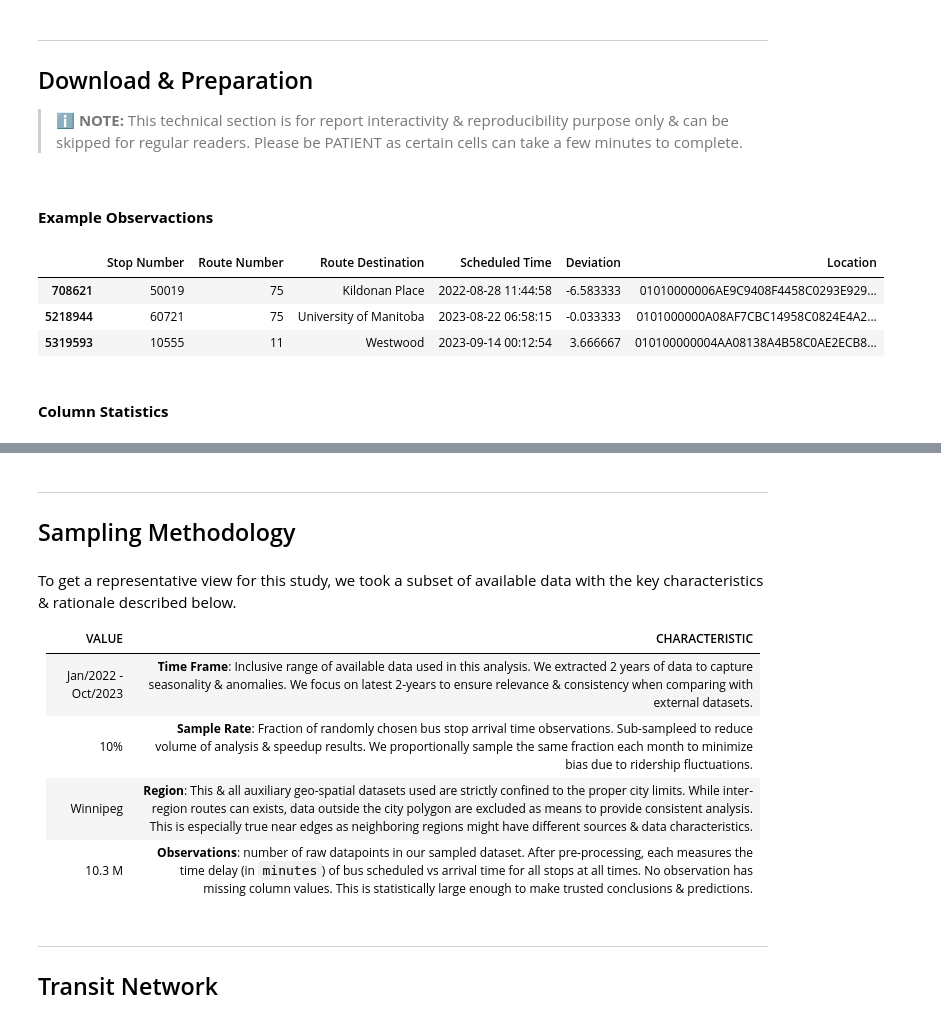
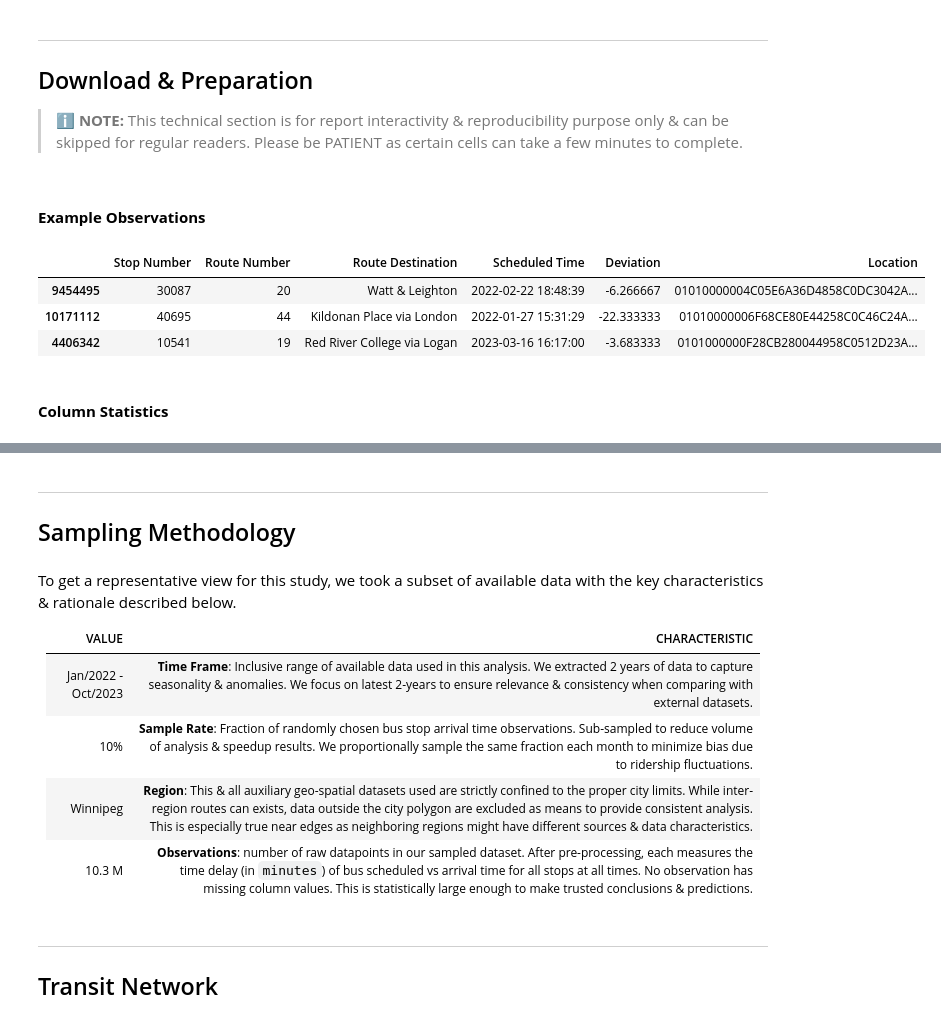
Before and after one commit to eangius/Transit, a Jupyter notebook: notebooks/part1_insights.ipynb, the cells around one changed output, grey strips where cells are left out. Drawn from its saved outputs; the diff is of its cells as text; code cells hidden in the pictures.

```diff
--- a/notebooks/part1_insights.ipynb
+++ b/notebooks/part1_insights.ipynb
@@ -46,17 +46,17 @@ df['Scheduled Time'] = pd.to_datetime(df['Scheduled Time'], format='ISO8601')
 df['Location'] = df['Location'].apply(lambda txt: wkt.loads(txt).wkb_hex).astype('category')
 # %%
 # show some of the data.
-display(Markdown("<br>**Example Observactions**"))
+display(Markdown("<br>**Example Observations**"))
 df.sample(n=3)
 
 display(Markdown("<br>**Column Statistics**"))
 df.describe(include='all')
 # %% [output]
-<br>**Example Observactions**
+<br>**Example Observations**
 |  | Stop Number | Route Number | Route Destination | Scheduled Time | Deviation | Location |
-| 708621 | 50019 | 75 | Kildonan Place | 2022-08-28 11:44:58 | -6.583333 | 01010000006AE9C9408F4458C0293E929... |
-| 5218944 | 60721 | 75 | University of Manitoba | 2023-08-22 06:58:15 | -0.033333 | 0101000000A08AF7CBC14958C0824E4A2... |
-| 5319593 | 10555 | 11 | Westwood | 2023-09-14 00:12:54 | 3.666667 | 010100000004AA08138A4B58C0AE2ECB8... |
+| 9454495 | 30087 | 20 | Watt & Leighton | 2022-02-22 18:48:39 | -6.266667 | 01010000004C05E6A36D4858C0DC3042A... |
+| 10171112 | 40695 | 44 | Kildonan Place via London | 2022-01-27 15:31:29 | -22.333333 | 01010000006F68CE80E44258C0C46C24A... |
+| 4406342 | 10541 | 19 | Red River College via Logan | 2023-03-16 16:17:00 | -3.683333 | 0101000000F28CB280044958C0512D23A... |
 <br>**Column Statistics**
 |  | Stop Number | Route Number | Route Destination | Scheduled Time | Deviation | Location |
 | count | 10252282.0 | 10252282 | 10252282 | 10252282 | 1.025228e+07 | 10252282 |
@@ -79,7 +79,7 @@ To get a representative view for this study, we took a subset of available data
 |VALUE|CHARACTERISTIC|
 |:----|:----|
 |Jan/2022 - Oct/2023| **Time Frame**: Inclusive range of available data used in this analysis. We extracted 2 years of data to capture seasonality & anomalies. We focus on latest 2-years  to ensure relevance & consistency when comparing with external datasets. |
-|10%| **Sample Rate**: Fraction of randomly chosen bus stop arrival time observations. Sub-sampleed to reduce volume of analysis & speedup results. We proportionally sample the same fraction each month to minimize bias due to ridership fluctuations.
+|10%| **Sample Rate**: Fraction of randomly chosen bus stop arrival time observations. Sub-sampled to reduce volume of analysis & speedup results. We proportionally sample the same fraction each month to minimize bias due to ridership fluctuations.
 |Winnipeg| **Region**: This & all auxiliary geo-spatial datasets used are strictly confined to the proper city limits. While inter-region routes can exists, data outside the city polygon are excluded as means to provide consistent analysis. This is especially true near edges as neighboring regions might have different sources & data characteristics. |
 |10.3 M| **Observations**: number of raw datapoints in our sampled dataset. After pre-processing, each measures the time delay (in `minutes`) of bus scheduled vs arrival time for all stops at all times. No observation has missing column values. This is statistically large enough to make trusted conclusions & predictions. |
 # %% [markdown]
```
Also changed, not shown: parts of 1 cell of this notebook, 5 other files.
